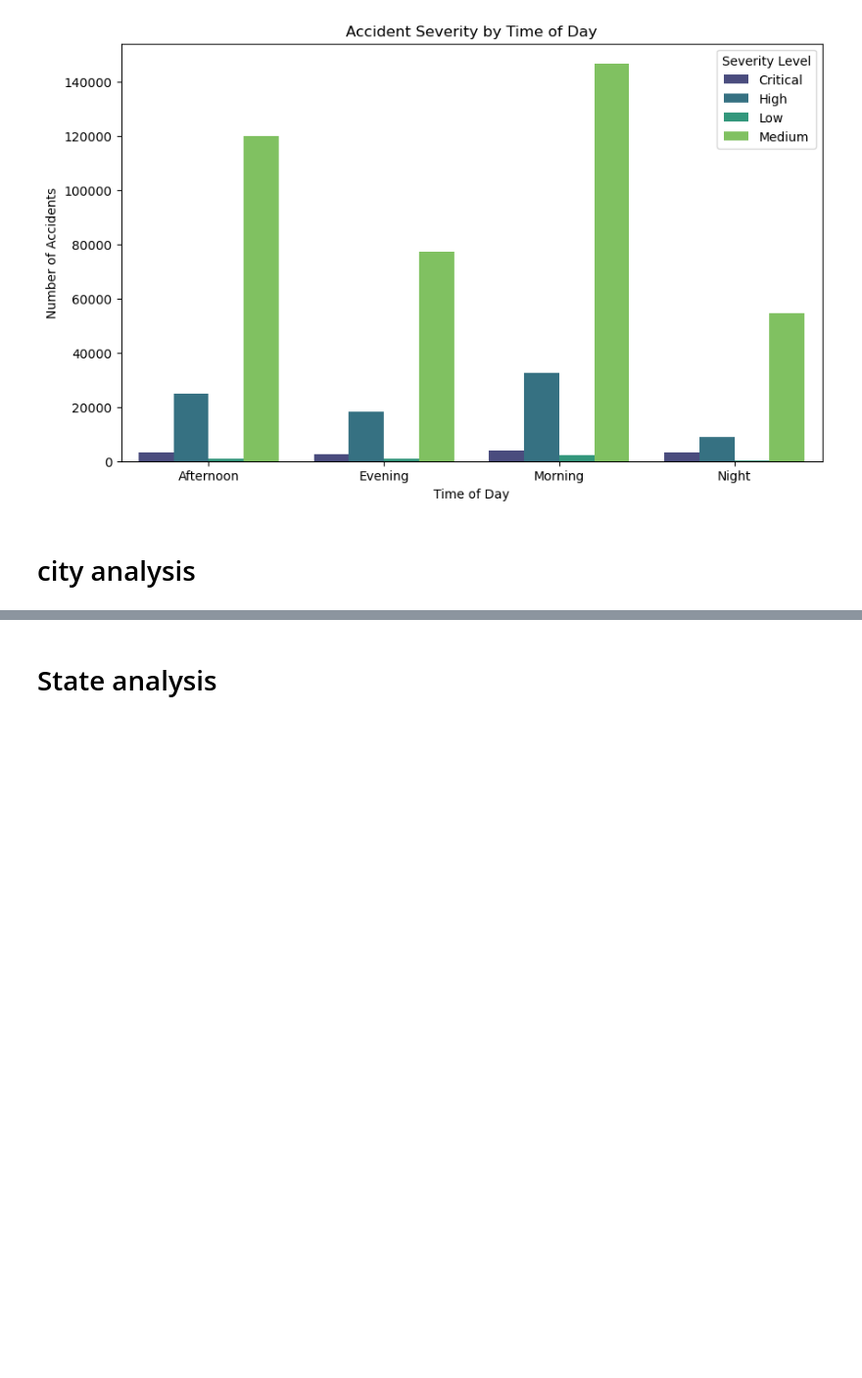
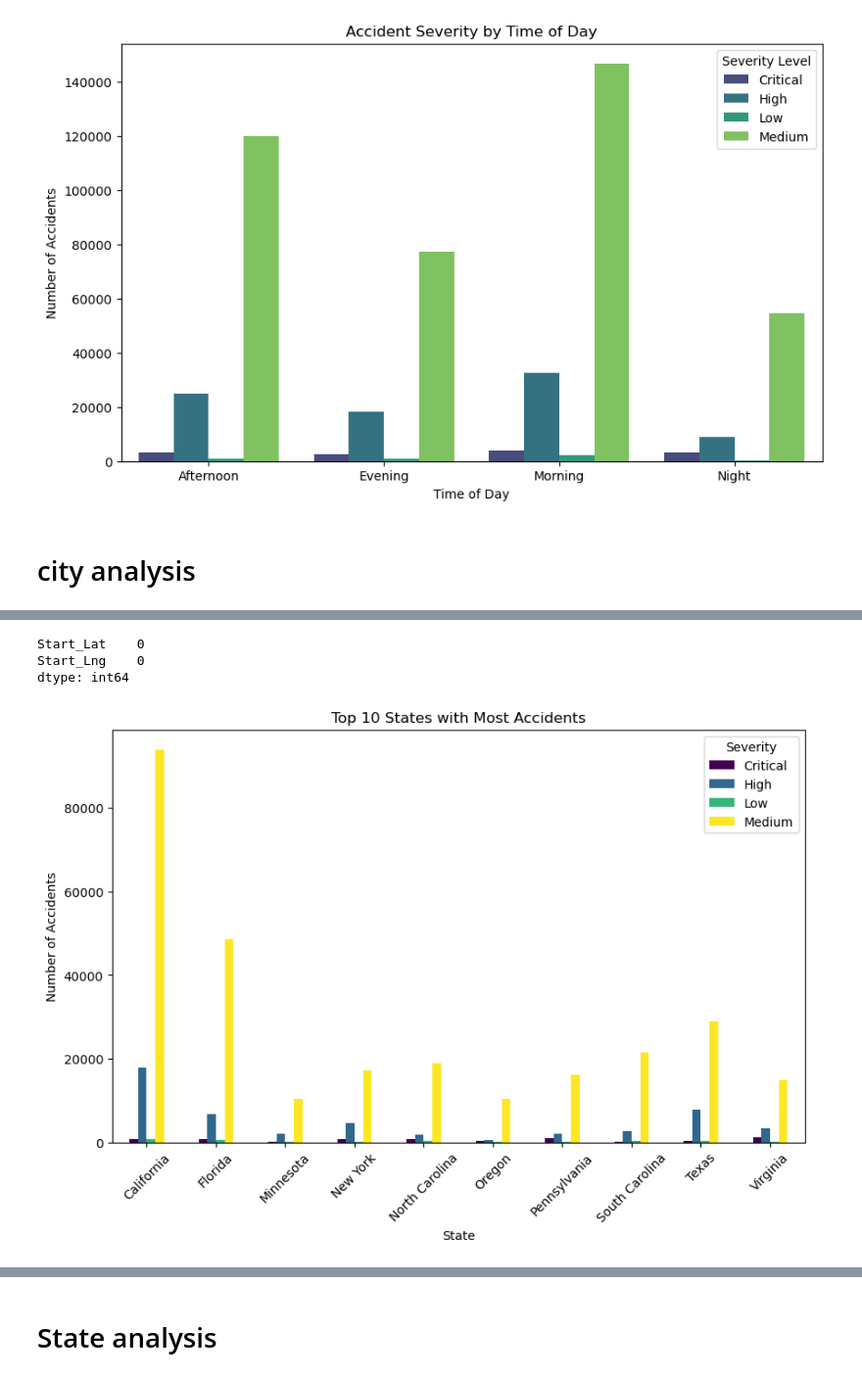
Before and after one commit to XiwenJiang/us-accidents-dashboard, a Jupyter notebook: eda.ipynb, the cells around one changed output, grey strips where cells are left out. Shown at 98% size. Saved outputs shown, nothing was run; the diff lists cells and outputs as text; code cells hidden in the pictures; blank space fills up the shorter version.

```diff
--- a/eda.ipynb
+++ b/eda.ipynb
@@ -585,0 +551,6 @@ Passing `palette` without assigning `hue` is deprecated and will be removed in v
+# %%
+basic_df[['Start_Lat', 'Start_Lng']].isna().sum() # ensure no missing values in lat and lng
+# %% [output]
+Start_Lat    0
+Start_Lng    0
+dtype: int64
@@ -585,0 +571,13 @@ Passing `palette` without assigning `hue` is deprecated and will be removed in v
+# %%
+top_10_state_name = basic_df['State'].value_counts().head(10).index
+top_10_state_severity = basic_df.loc[basic_df['State'].isin(top_10_state_name)].groupby(['State', 'Severity']).size().unstack().fillna(0)
+
+top_10_state_severity.plot(kind='bar', figsize=(10, 6), colormap='viridis')
+plt.title('Top 10 States with Most Accidents')
+plt.xlabel('State')
+plt.ylabel('Number of Accidents')
+plt.xticks(rotation=45)
+plt.legend(title='Severity')
+plt.show()
+# %% [output]
+[figure, added]
```
Also changed, not shown: parts of 23 cells of this notebook.
